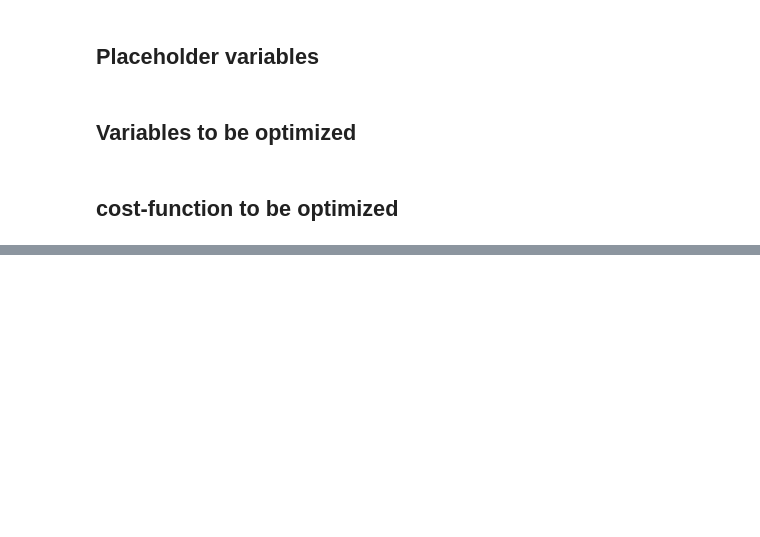
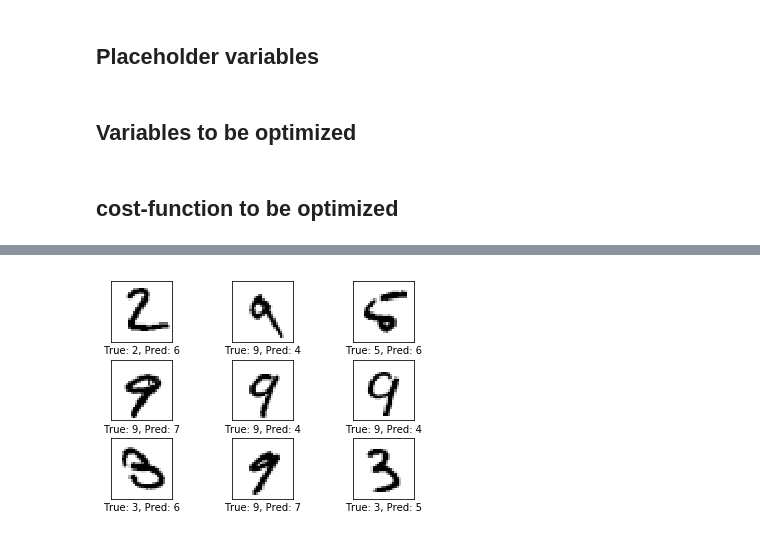
Before and after one commit to happyjin/tensorflow_tutorial, a Jupyter notebook: Hvass_tutorial/01_Simple_Linear_Model.ipynb, the cells around one changed output, grey strips where cells are left out. Cells and saved outputs as stored; diff of their text form; code cells hidden in the pictures; blank space fills up the shorter version.

```diff
--- a/Hvass_tutorial/01_Simple_Linear_Model.ipynb
+++ b/Hvass_tutorial/01_Simple_Linear_Model.ipynb
@@ -96,0 +289,4 @@ cross_entropy = tf.nn.softmax_cross_entropy_with_logits(logits=logits, labels=y_
+# %%
+plot_example_errors()
+# %% [output]
+[figure, added]
```
Also changed, not shown: parts of 40 cells of this notebook.
